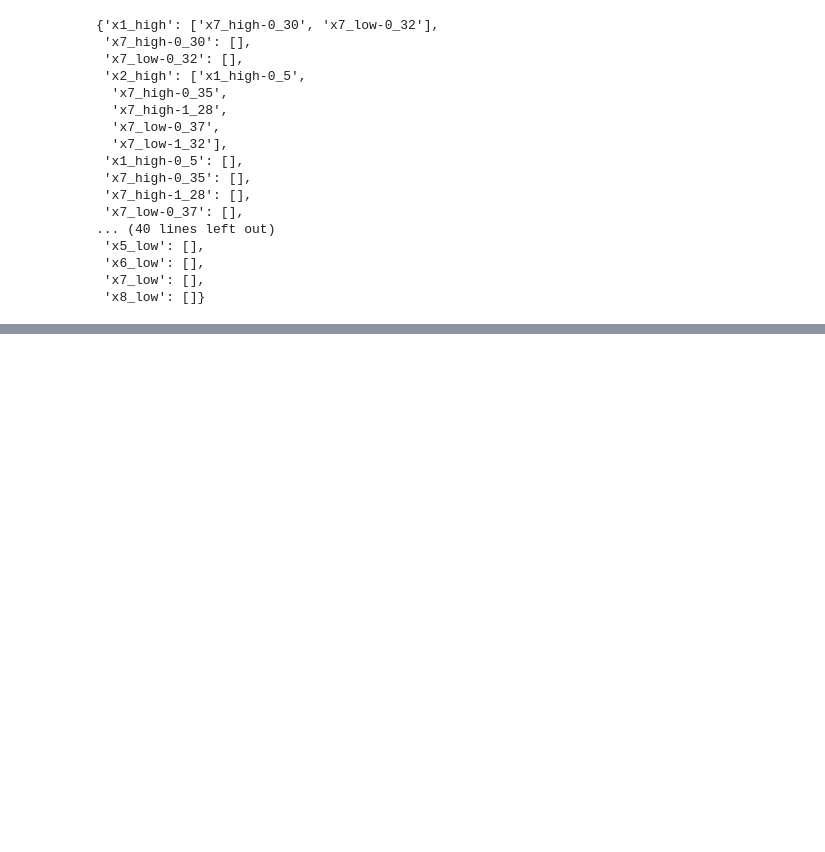
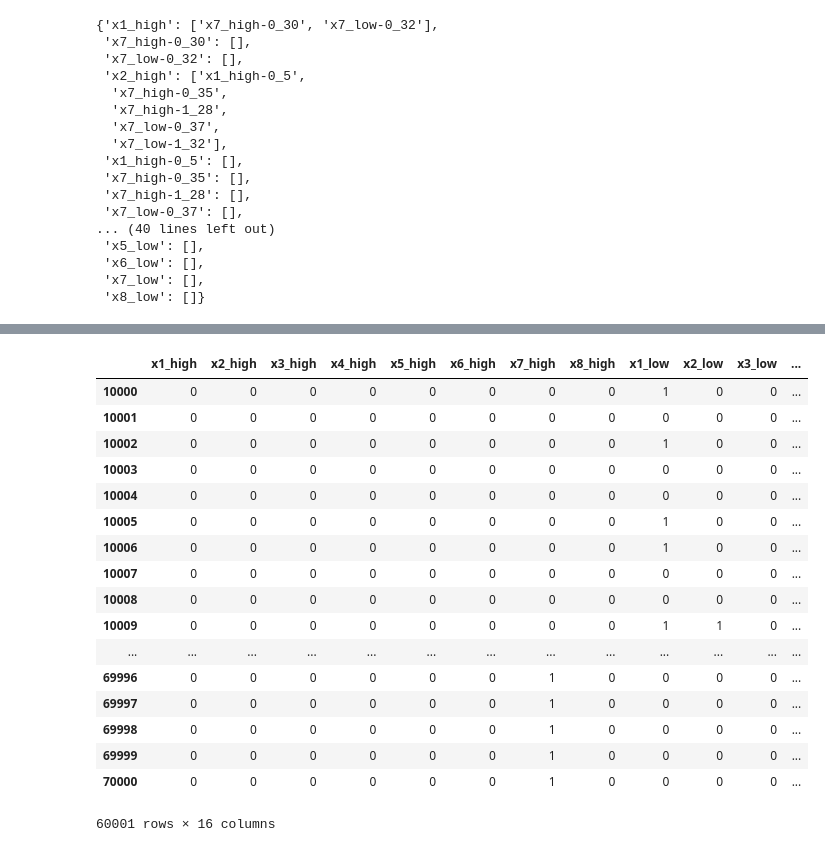
Before and after one commit to ruteee/pesquisa, a Jupyter notebook: i3e_case.ipynb, the cells around one changed output, grey strips where cells are left out. Cells and saved outputs as stored; diff of their text form; code cells hidden in the pictures; blank space fills up the shorter version.

```diff
--- a/i3e_case.ipynb
+++ b/i3e_case.ipynb
@@ -124,0 +193,21 @@ df_te_m5_ac = pd.DataFrame(data = te.generate_aciclic_graph(df_te_m5.as_matrix()
+# %%
+ alarms_df[['x1_low','x2_low'.copy()[10000:]
+# %% [output]
+|  | x1_high | x2_high | x3_high | x4_high | x5_high | x6_high | x7_high | x8_high | x1_low | x2_low | x3_low | ... |
+| 10000 | 0 | 0 | 0 | 0 | 0 | 0 | 0 | 0 | 1 | 0 | 0 | ... |
+| 10001 | 0 | 0 | 0 | 0 | 0 | 0 | 0 | 0 | 0 | 0 | 0 | ... |
+| 10002 | 0 | 0 | 0 | 0 | 0 | 0 | 0 | 0 | 1 | 0 | 0 | ... |
+| 10003 | 0 | 0 | 0 | 0 | 0 | 0 | 0 | 0 | 0 | 0 | 0 | ... |
+| 10004 | 0 | 0 | 0 | 0 | 0 | 0 | 0 | 0 | 0 | 0 | 0 | ... |
+| 10005 | 0 | 0 | 0 | 0 | 0 | 0 | 0 | 0 | 1 | 0 | 0 | ... |
+| 10006 | 0 | 0 | 0 | 0 | 0 | 0 | 0 | 0 | 1 | 0 | 0 | ... |
+| 10007 | 0 | 0 | 0 | 0 | 0 | 0 | 0 | 0 | 0 | 0 | 0 | ... |
+| 10008 | 0 | 0 | 0 | 0 | 0 | 0 | 0 | 0 | 0 | 0 | 0 | ... |
+| 10009 | 0 | 0 | 0 | 0 | 0 | 0 | 0 | 0 | 1 | 1 | 0 | ... |
+| ... | ... | ... | ... | ... | ... | ... | ... | ... | ... | ... | ... | ... |
+| 69996 | 0 | 0 | 0 | 0 | 0 | 0 | 1 | 0 | 0 | 0 | 0 | ... |
+| 69997 | 0 | 0 | 0 | 0 | 0 | 0 | 1 | 0 | 0 | 0 | 0 | ... |
+| 69998 | 0 | 0 | 0 | 0 | 0 | 0 | 1 | 0 | 0 | 0 | 0 | ... |
+| 69999 | 0 | 0 | 0 | 0 | 0 | 0 | 1 | 0 | 0 | 0 | 0 | ... |
+| 70000 | 0 | 0 | 0 | 0 | 0 | 0 | 1 | 0 | 0 | 0 | 0 | ... |
+60001 rows × 16 columns
```
Also changed, not shown: parts of 11 cells of this notebook, 11 other files.
